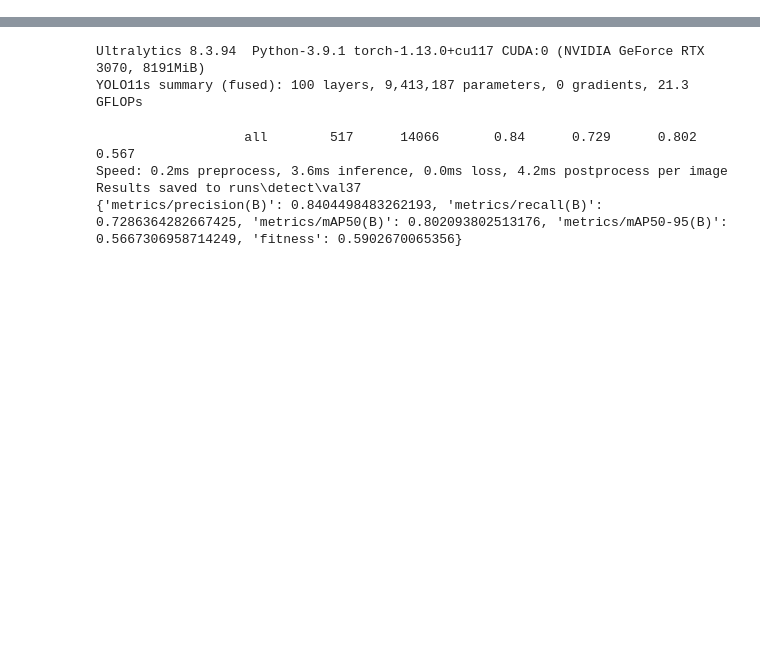
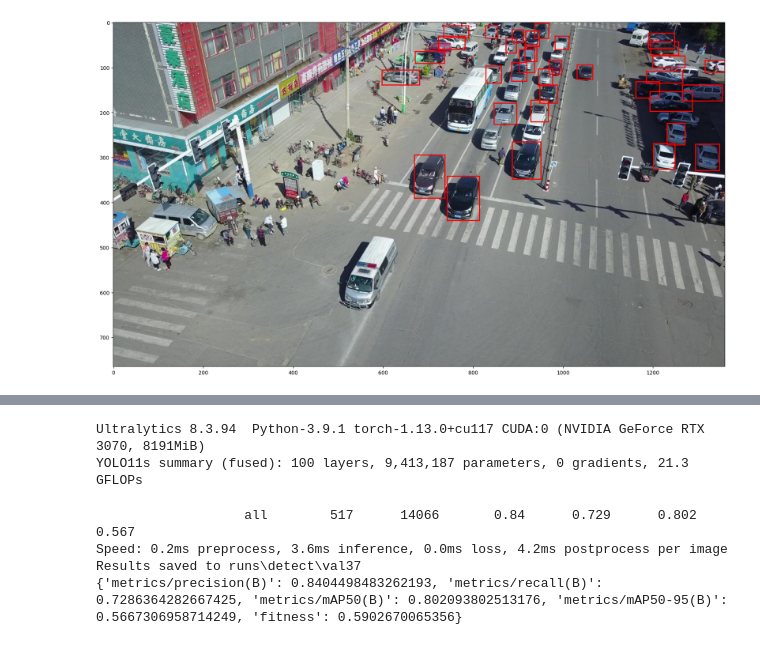
Before and after one commit to AntoxaZ18/car-visdrone, a Jupyter notebook: train.ipynb, the cells around one changed output, grey strips where cells are left out. Drawn from its saved outputs; the diff is of its cells as text; code cells hidden in the pictures; blank space fills up the shorter version.

```diff
--- a/train.ipynb
+++ b/train.ipynb
@@ -121,0 +4,21 @@ AttributeError: module 'torch' has no attribute 'OutOfMemoryError'
+# %%
+YAML_CONFIG = 'VisDrone.yaml'
+PROJECT_NAME = "new_train"
+
+def get_yaml_config(section: str):
+    import yaml
+    with open(YAML_CONFIG) as stream:
+        try:
+            return yaml.safe_load(stream)[section]
+        except yaml.YAMLError as exc:
+            print(exc)
+# %%
+from Pipeline import Dataset
+prepare_cfg = get_yaml_config('preparing')
+
+
+# prepare_cfg
+data = Dataset(**prepare_cfg)
+data.show_random_image()
+# %% [output]
+[figure, added]
```
Also changed, not shown: parts of 7 cells of this notebook, 3 other files.
